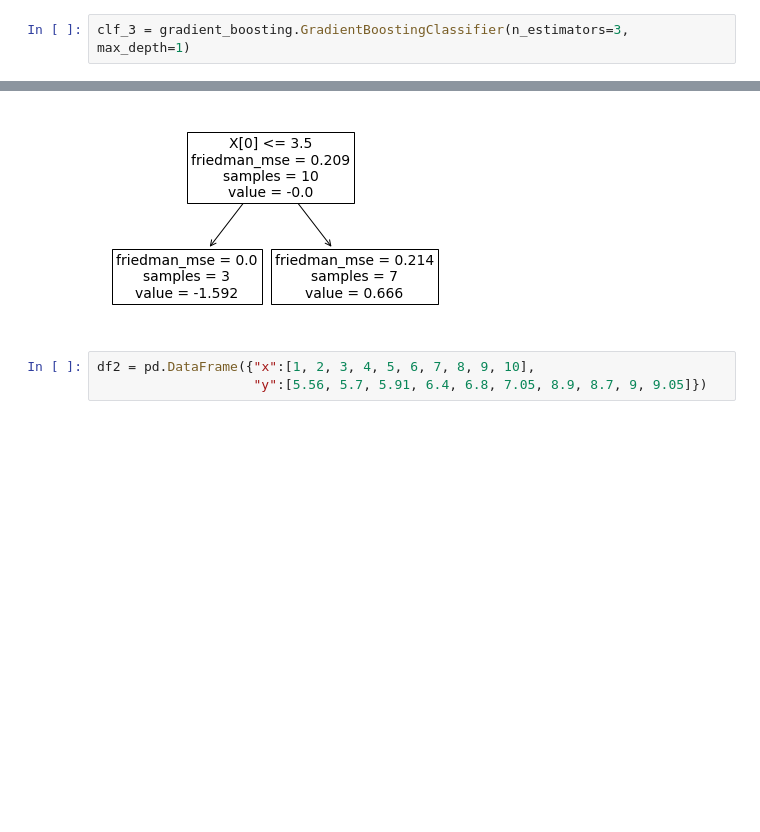
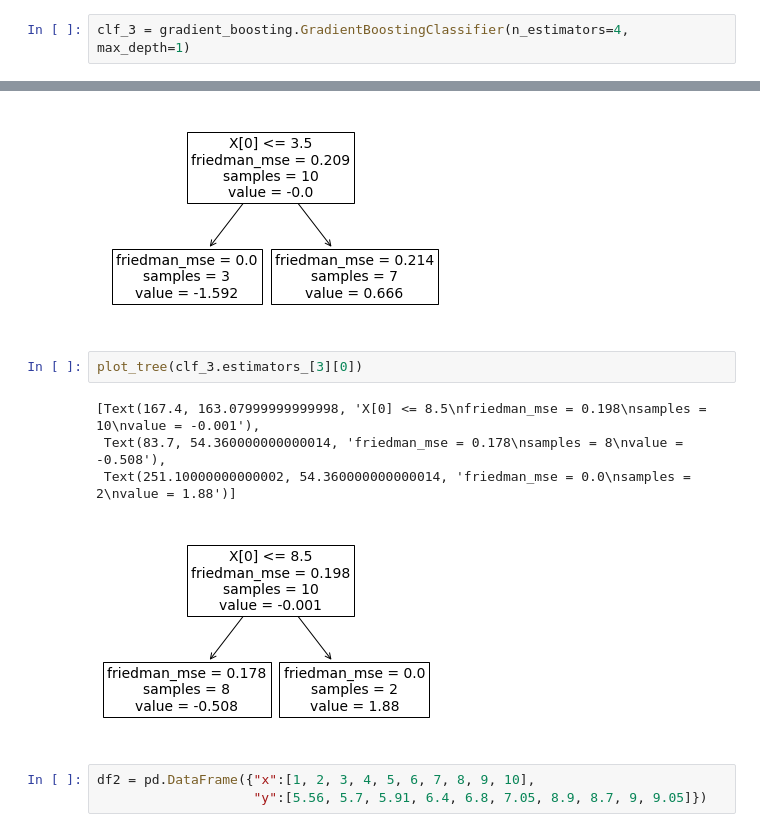
Before and after one commit to SilenceGTX/algorithms, a Jupyter notebook: GBDT.ipynb, the cells around one changed output, grey strips where cells are left out. Saved outputs shown, nothing was run; the diff lists cells and outputs as text; blank space fills up the shorter version.

```diff
--- a/GBDT.ipynb
+++ b/GBDT.ipynb
@@ -330,7 +347,7 @@ plot_tree(clf_2.estimators_[0][0])
  Text(267.84000000000003, 108.72, 'friedman_mse = -0.0\nsamples = 2\nvalue = 2.5')]
 [figure]
 # %%
-clf_3 = gradient_boosting.GradientBoostingClassifier(n_estimators=3, max_depth=1)
+clf_3 = gradient_boosting.GradientBoostingClassifier(n_estimators=4, max_depth=1)
 # %%
 clf_3.fit(df[["x"]], df["y"])
 # %% [output]
@@ -369,6 +386,13 @@ plot_tree(clf_3.estimators_[2][0])
  Text(83.7, 54.360000000000014, 'friedman_mse = 0.0\nsamples = 3\nvalue = -1.592'),
  Text(251.10000000000002, 54.360000000000014, 'friedman_mse = 0.214\nsamples = 7\nvalue = 0.666')]
 [figure]
+# %%
+plot_tree(clf_3.estimators_[3][0])
+# %% [output]
+[Text(167.4, 163.07999999999998, 'X[0] <= 8.5\nfriedman_mse = 0.198\nsamples = 10\nvalue = -0.001'),
+ Text(83.7, 54.360000000000014, 'friedman_mse = 0.178\nsamples = 8\nvalue = -0.508'),
+ Text(251.10000000000002, 54.360000000000014, 'friedman_mse = 0.0\nsamples = 2\nvalue = 1.88')]
+[figure, added]
 # %%
 df2 = pd.DataFrame({"x":[1, 2, 3, 4, 5, 6, 7, 8, 9, 10],
                     "y":[5.56, 5.7, 5.91, 6.4, 6.8, 7.05, 8.9, 8.7, 9, 9.05]})
```
Also changed, not shown: parts of 8 cells of this notebook.
